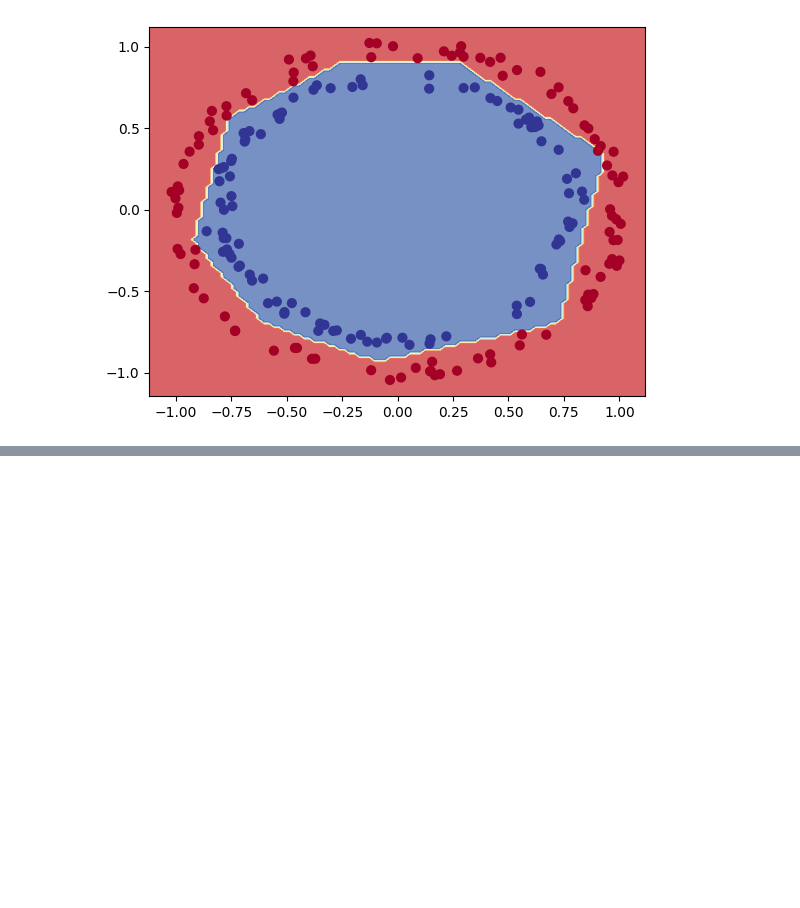
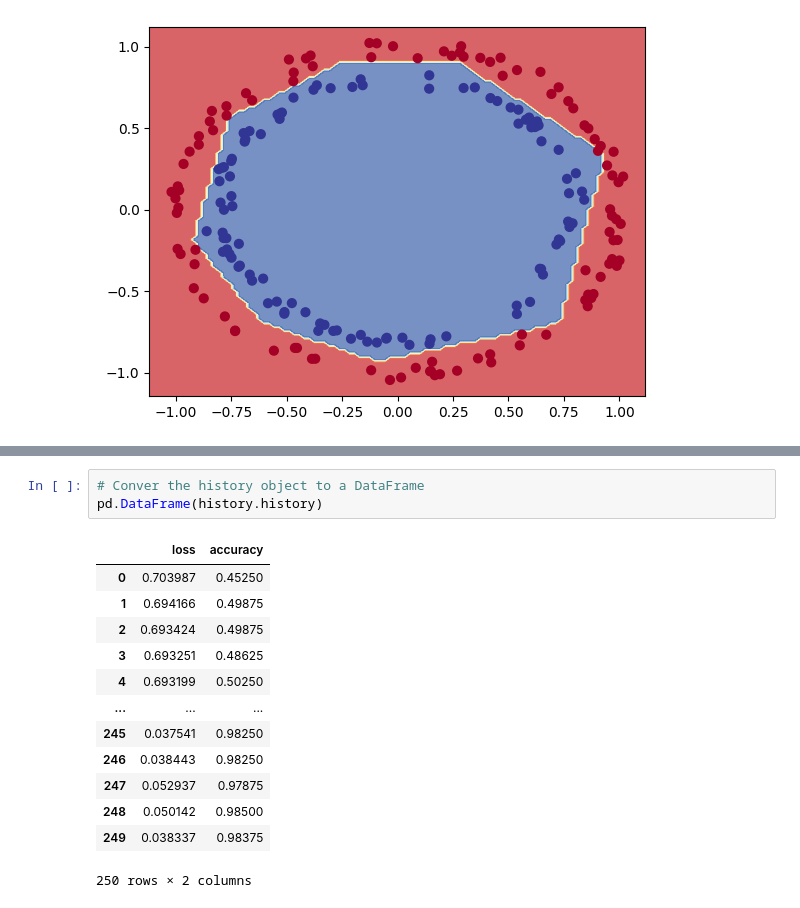
Before and after one commit to lakshitgosain/Tensorflow-ZTM, a Jupyter notebook: 02_neural_network_classification_in_tensorflow.ipynb, the cells around one changed output, grey strips where cells are left out. Drawn from its saved outputs; the diff is of its cells as text; blank space fills up the shorter version.

```diff
--- a/02_neural_network_classification_in_tensorflow.ipynb
+++ b/02_neural_network_classification_in_tensorflow.ipynb
@@ -606,0 +629,17 @@ We're doing binary classification
+# %%
+# Conver the history object to a DataFrame
+pd.DataFrame(history.history)
+# %% [output]
+|  | loss | accuracy |
+| 0 | 0.703987 | 0.45250 |
+| 1 | 0.694166 | 0.49875 |
+| 2 | 0.693424 | 0.49875 |
+| 3 | 0.693251 | 0.48625 |
+| 4 | 0.693199 | 0.50250 |
+| ... | ... | ... |
+| 245 | 0.037541 | 0.98250 |
+| 246 | 0.038443 | 0.98250 |
+| 247 | 0.052937 | 0.97875 |
+| 248 | 0.050142 | 0.98500 |
+| 249 | 0.038337 | 0.98375 |
+250 rows × 2 columns
```
Also changed, not shown: parts of 4 cells of this notebook.
